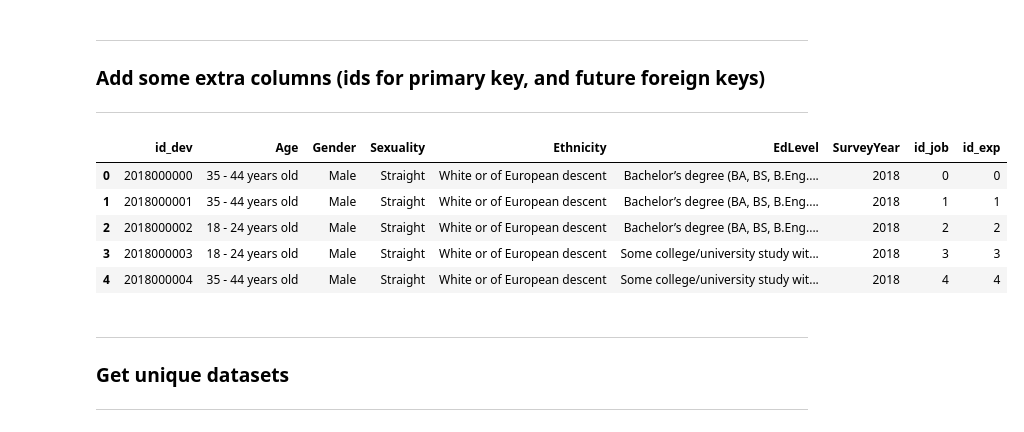
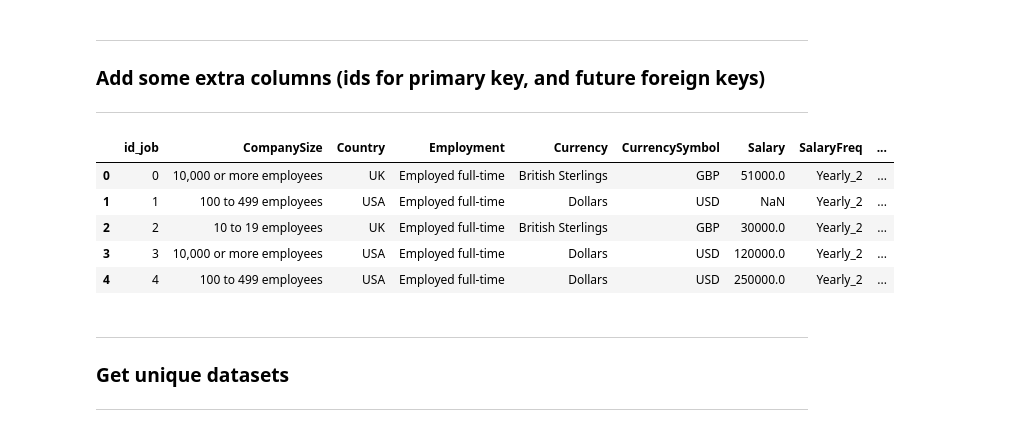
Before and after one commit to PhDNoe/PF_Tendencias_Mercado_Laboral, a Jupyter notebook: tables_for_postgres/get_table.ipynb, the cells around one changed output. Drawn from its saved outputs; the diff is of its cells as text; code cells hidden in the pictures.

Commit message:
Create new intermediate table to normalize dev_type column

```diff
--- a/tables_for_postgres/get_table.ipynb
+++ b/tables_for_postgres/get_table.ipynb
@@ -231,7 +231,7 @@ Index(['Age', 'Gender', 'Sexuality', 'Ethnicity', 'EdLevel', 'CompanySize',
 ---
 # %%
 dev_df = df[['Age', 'Gender', 'Sexuality', 'Ethnicity', 'EdLevel','SurveyYear']]
-job_df = df[['CompanySize', 'Country', 'Employment', 'DevType(Position)', 'Currency',
+job_df = df[['CompanySize', 'Country', 'Employment', 'Currency',
         'CurrencySymbol', 'Salary', 'SalaryFreq', 'DollarizedSalary']]
 exp_df = df[['YearsCode', 'YearsCodePro', 'OperatingSystem']]
 # %% [markdown]
@@ -248,16 +248,18 @@ dev_df.insert(7, 'id_job', id, True)
 dev_df.insert(8, 'id_exp', id, True)
 
 job_df.insert(0, 'id_job', id, True)
+job_df.insert(9, 'id_dev_type', id, True)
+
 exp_df.insert(0, 'id_exp', id, True)
 # %%
-dev_df.head()
+job_df.head()
 # %% [output]
-|  | id_dev | Age | Gender | Sexuality | Ethnicity | EdLevel | SurveyYear | id_job | id_exp |
-| 0 | 2018000000 | 35 - 44 years old | Male | Straight | White or of European descent | Bachelor’s degree (BA, BS, B.Eng.... | 2018 | 0 | 0 |
-| 1 | 2018000001 | 35 - 44 years old | Male | Straight | White or of European descent | Bachelor’s degree (BA, BS, B.Eng.... | 2018 | 1 | 1 |
-| 2 | 2018000002 | 18 - 24 years old | Male | Straight | White or of European descent | Bachelor’s degree (BA, BS, B.Eng.... | 2018 | 2 | 2 |
-| 3 | 2018000003 | 18 - 24 years old | Male | Straight | White or of European descent | Some college/university study wit... | 2018 | 3 | 3 |
-| 4 | 2018000004 | 35 - 44 years old | Male | Straight | White or of European descent | Some college/university study wit... | 2018 | 4 | 4 |
+|  | id_job | CompanySize | Country | Employment | Currency | CurrencySymbol | Salary | SalaryFreq | ... |
+| 0 | 0 | 10,000 or more employees | UK | Employed full-time | British Sterlings | GBP | 51000.0 | Yearly_2 | ... |
+| 1 | 1 | 100 to 499 employees | USA | Employed full-time | Dollars | USD | NaN | Yearly_2 | ... |
+| 2 | 2 | 10 to 19 employees | UK | Employed full-time | British Sterlings | GBP | 30000.0 | Yearly_2 | ... |
+| 3 | 3 | 10,000 or more employees | USA | Employed full-time | Dollars | USD | 120000.0 | Yearly_2 | ... |
+| 4 | 4 | 100 to 499 employees | USA | Employed full-time | Dollars | USD | 250000.0 | Yearly_2 | ... |
 # %% [markdown]
 ---
 ### Get unique datasets
```
Also changed, not shown: parts of 28 cells of this notebook, 14 other files.
